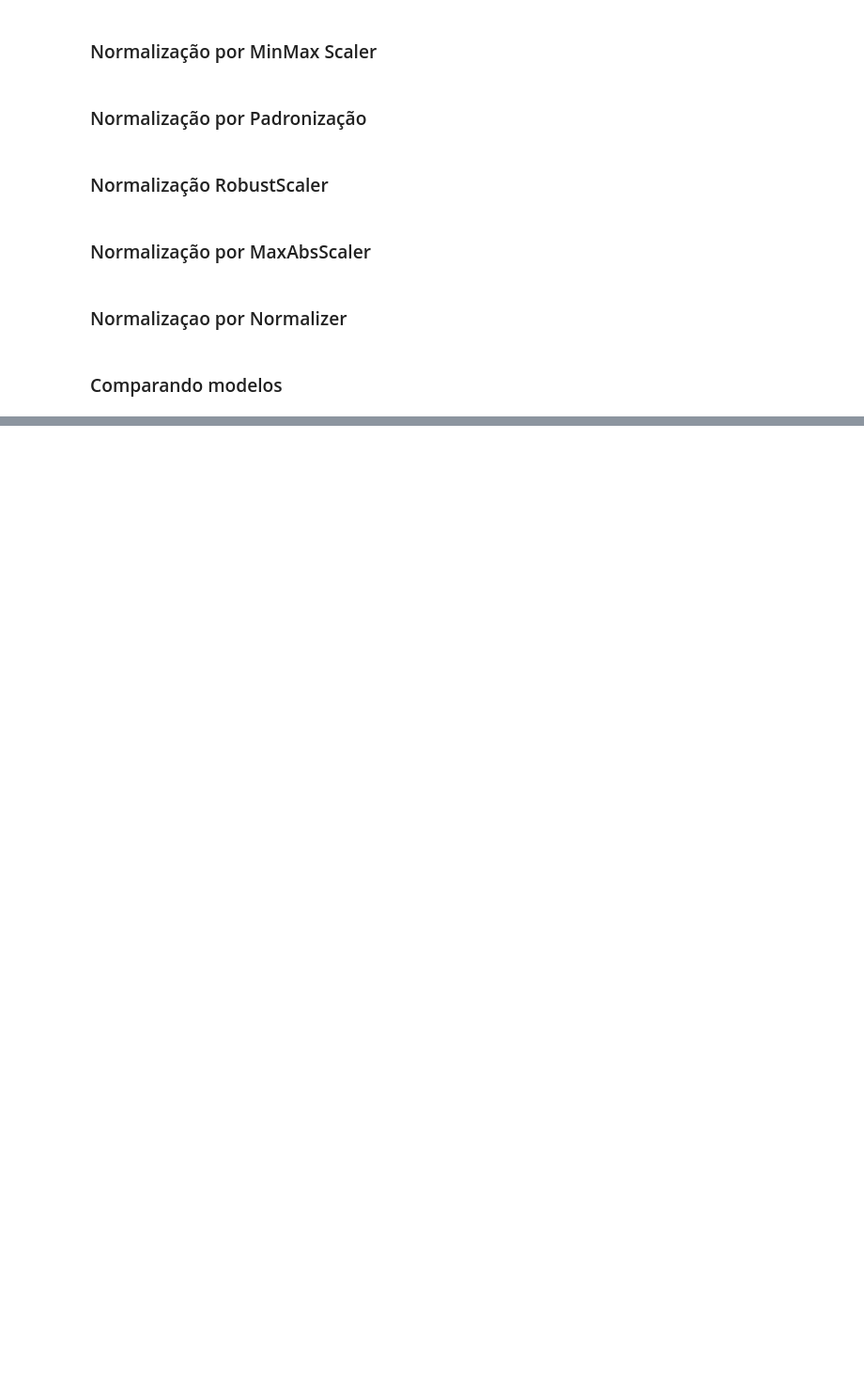
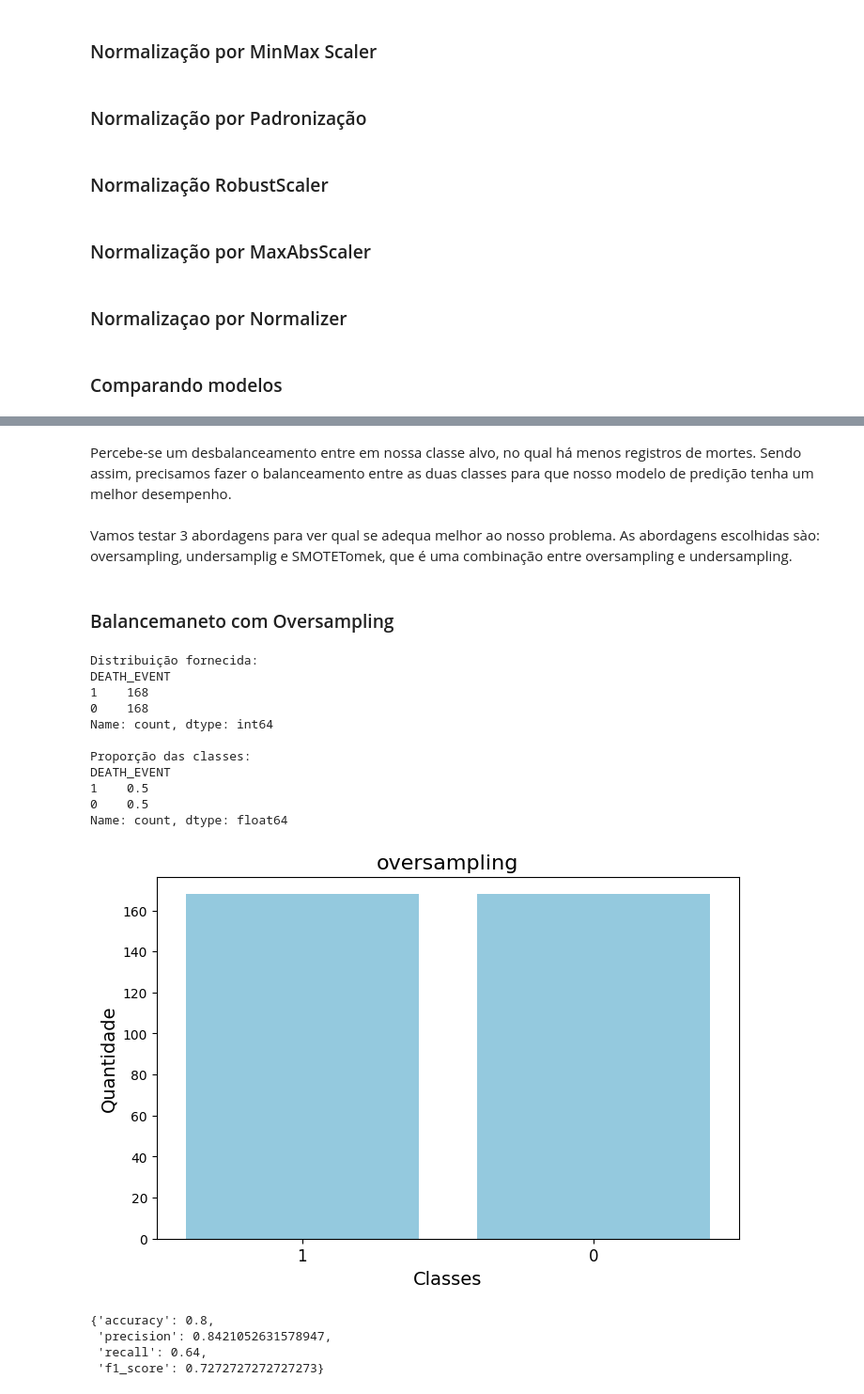
Before and after one commit to batista-neto/data-mining-heart-failure, a Jupyter notebook: main.ipynb, the cells around one changed output, grey strips where cells are left out. Shown: that part at 94% size. Drawn from its saved outputs; the diff is of its cells as text; code cells hidden in the pictures; blank space fills up the shorter version.

```diff
--- a/main.ipynb
+++ b/main.ipynb
@@ -270,0 +301,36 @@ Devido a não remoção dos outliers, pois eles nos ajudarão a identificar os d
+# %% [markdown]
+Percebe-se um desbalanceamento entre em nossa classe alvo, no qual há menos registros de mortes. Sendo assim, precisamos fazer o balanceamento entre as duas classes para que nosso modelo de predição tenha um melhor desempenho.
+# %% [markdown]
+Vamos testar 3 abordagens para ver qual se adequa melhor ao nosso problema. As abordagens escolhidas sào: oversampling, undersamplig e SMOTETomek, que é uma combinação entre oversampling e undersampling.
+# %% [markdown]
+### Balancemaneto com Oversampling
+# %%
+from Enums.Balances import BalanceTypes
+# SMOTE (OVERSAMPLING)
+X_train_smote, y_train_smote = balance_analyser.balance(X_train_robust, y_train, BalanceTypes.Oversampling.value)
+balance_analyser.analyze_distribution(y_train_smote, title=BalanceTypes.Oversampling.value)
+
+# Treinar modelo
+model_smote = LogisticRegression(random_state=42)
+model_smote.fit(X_train_smote, y_train_smote)
+
+# Predição e avaliação
+y_pred_smote = model_smote.predict(X_test_robust)
+balance_analyser.evaluate_model(y_test, y_pred_smote, BalanceTypes.Oversampling.value)
+# %% [output]
+Distribuição fornecida:
+DEATH_EVENT
+1    168
+0    168
+Name: count, dtype: int64
+
+Proporção das classes:
+DEATH_EVENT
+1    0.5
+0    0.5
+Name: count, dtype: float64
+[figure, added]
+{'accuracy': 0.8,
+ 'precision': 0.8421052631578947,
+ 'recall': 0.64,
+ 'f1_score': 0.7272727272727273}
```
Also changed, not shown: parts of 17 cells of this notebook.
